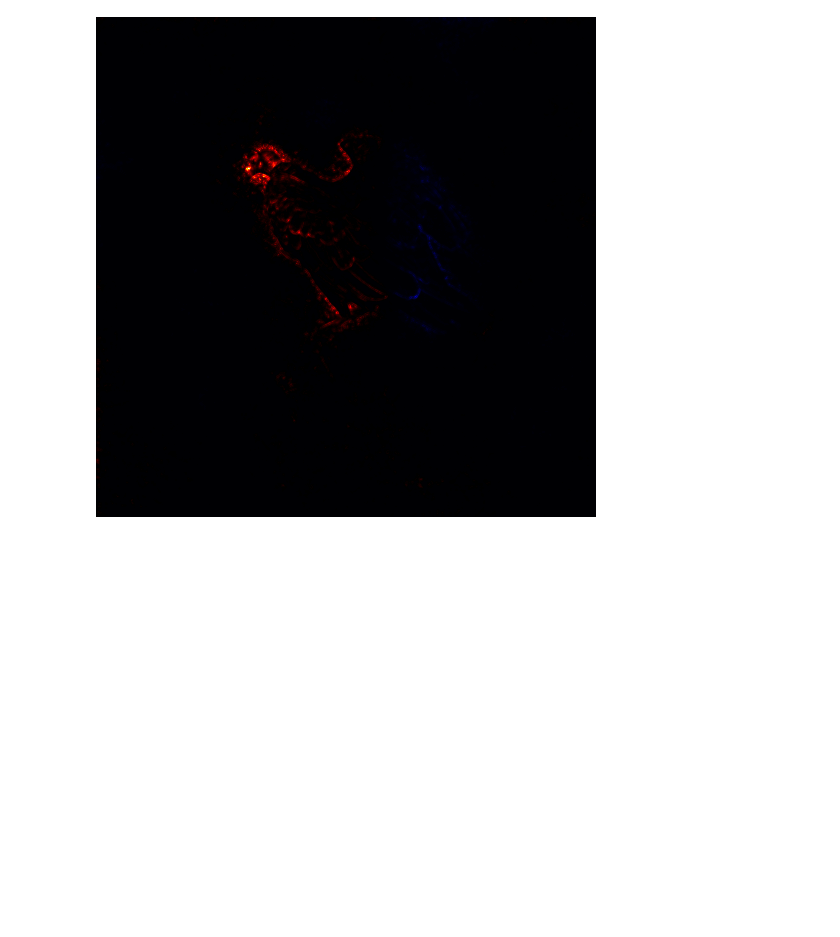
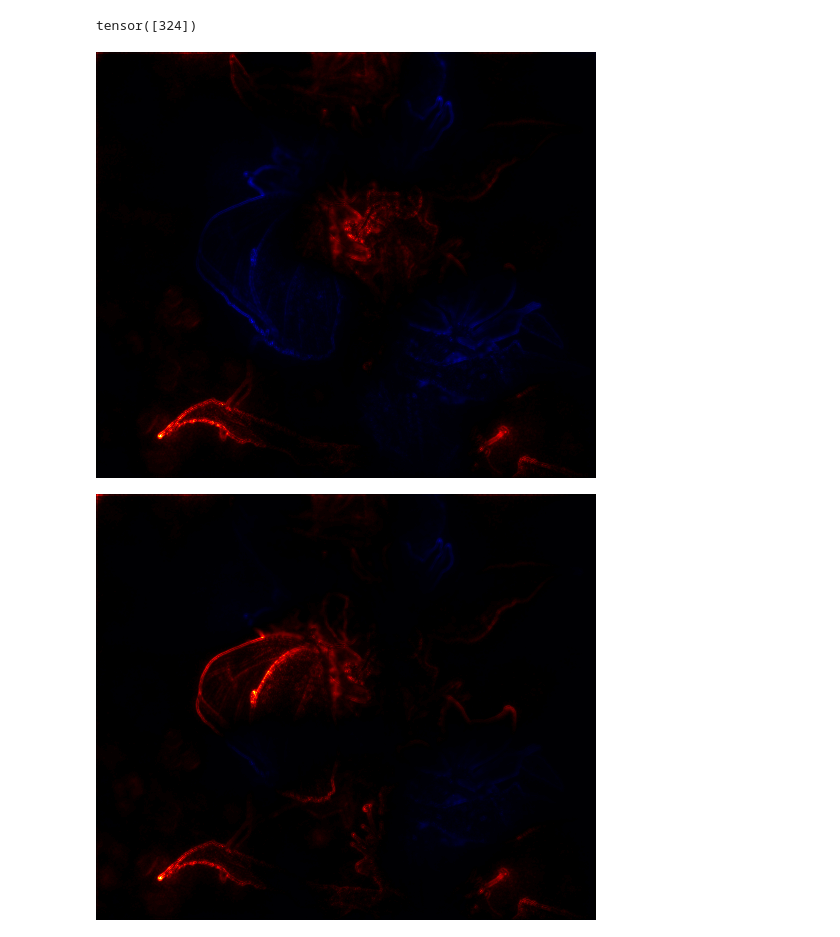
Before and after one commit to ManuelWelte/XAI_webapp, a Jupyter notebook: backend/Experiments.ipynb, the cells around one changed output. Drawn from its saved outputs; the diff is of its cells as text; code cells hidden in the pictures; blank space fills up the shorter version.

```diff
--- a/backend/Experiments.ipynb
+++ b/backend/Experiments.ipynb
@@ -28,9 +32,20 @@ from zennit.image import imgify, imsave
 # %%
-composite_args = dict(epsilon = 1e-6, gamma = 0.2)
+composite_args = dict(epsilon = 1e-6, gamma = gamma)
 explainer = XAI_core.ConceptExplainer(model, *dataset.mean_std(), composite_args = composite_args)
 
-_, _, grad = explainer.explain(x.cuda())
+_, pred, grad = explainer.explain(x, target_logits = torch.tensor([30]).long(), layer = layer)
+print(pred)
 grad = grad.sum(axis = 1).cpu()
 imgify(grad, symmetric = True, cmap='coldnhot')
 # %% [output]
+tensor([324])
-[figure, old version]
+[figure, new version]
+# %%
+composite_args = dict(epsilon = 1e-6, gamma = gamma)
+explainer = XAI_core.ConceptExplainer(model, *dataset.mean_std(), composite_args = composite_args)
+
+_, _, grad = explainer.explain(x, target_logits = torch.tensor([y]).long())
+grad = grad.sum(axis = 1).cpu()
+imgify(grad, symmetric = True, cmap='coldnhot')
+# %% [output]
+[figure, added]
```
Also changed, not shown: parts of 4 cells of this notebook, 1 other file.
